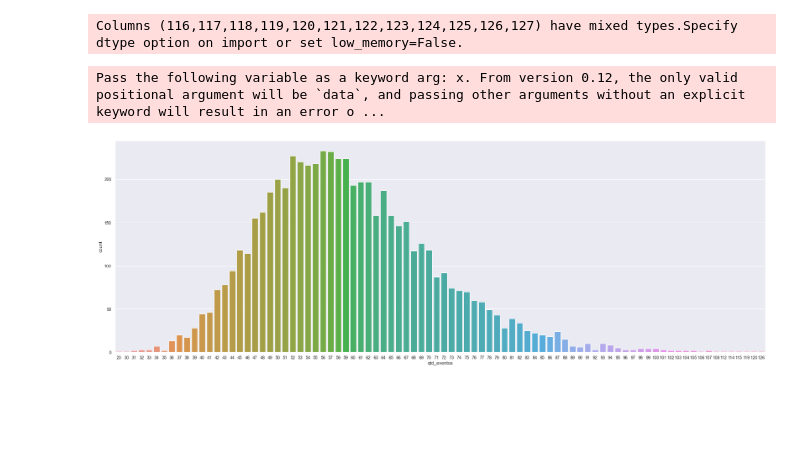
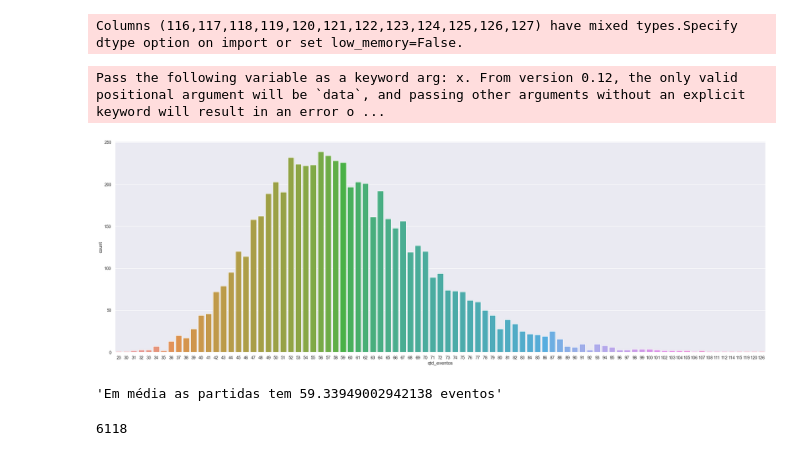
Before and after one commit to lincolncosta/tese, a Jupyter notebook: EDA/visualizacoes-dataset-with-kills.ipynb, the cells around one changed output. Saved outputs shown, nothing was run; the diff lists cells and outputs as text; code cells hidden in the pictures; blank space fills up the shorter version.

```diff
--- a/EDA/visualizacoes-dataset-with-kills.ipynb
+++ b/EDA/visualizacoes-dataset-with-kills.ipynb
@@ -8,6 +8,7 @@ import plotly.offline as py
 from sklearn.decomposition import PCA
 # %%
 df = pd.read_csv('../data/crawler/unified-events-statistics-with-kills.csv')
+df2023 = pd.read_csv('../data/crawler/unified-events-statistics-with-kills-2023.csv')
 # %% [output]
 Columns (116,117,118,119,120,121,122,123,124,125,126,127) have mixed types.Specify dtype option on import or set low_memory=False.
 # %%
@@ -23,6 +24,7 @@ df = df.replace([
     'BLUE: first_blood',
     'BLUE: dragon',
     'BLUE: herald',
+    'BLUE: voidgrub',
     'BLUE: first_tower_top',
     'BLUE: first_tower_mid',
     'BLUE: first_tower_bot',
@@ -44,6 +46,7 @@ df = df.replace([
     'RED: first_blood',
     'RED: dragon',
     'RED: herald',
+    'RED: voidgrub',
     'RED: first_tower_top',
     'RED: first_tower_mid',
     'RED: first_tower_bot',
@@ -59,10 +62,8 @@ df = df.replace([
     'RED: baron',
     'RED: elder_dragon',
     'RED: nexus_tower',
-    'RED: nexus'], range(1,43))
+    'RED: nexus'], range(1,45))
 
-df = df.drop(['game'],axis=1)
+df = df.drop(['game','blueTopChampion','blueJungleChampion','blueMidChampion','blueADCChampion','blueSupportChampion','redTopChampion','redJungleChampion','redMidChampion','redAdcChampion','redSupportChampion'],axis=1)
 df = df.fillna(0)
 df = df.astype(int)
-y = df['result'].copy()
-X = df.drop(['golId','result','qtd_eventos'],axis=1)
@@ -69,9 +124,22 @@ X = df.drop(['golId','result','qtd_eventos'],axis=1)
+# %%
+frames = [df, df2023]
+df_final = pd.concat(frames)
+y = df_final['result'].copy()
+X = df_final.drop(['golId','result','qtd_eventos'],axis=1)
 # %%
 sns.set(rc={'figure.figsize':(30,10)})
-ax = sns.countplot(df['qtd_eventos'])
+ax = sns.countplot(df_final['qtd_eventos'])
 # %% [output]
 Pass the following variable as a keyword arg: x. From version 0.12, the only valid positional argument will be `data`, and passing other arguments without an explicit keyword will result in an error o ...
-[figure, old version]
+[figure, new version]
+# %%
+"Em média as partidas tem {} eventos".format(df_final.loc[:, 'qtd_eventos'].mean())
+# %% [output]
+'Em média as partidas tem 59.33949002942138 eventos'
+# %%
+len(df_final)
+# %% [output]
+6118
 # %%
 pca = PCA(n_components=2)
 components = pca.fit_transform(X)
```
Also changed, not shown: parts of 4 cells of this notebook, 23 other files.
